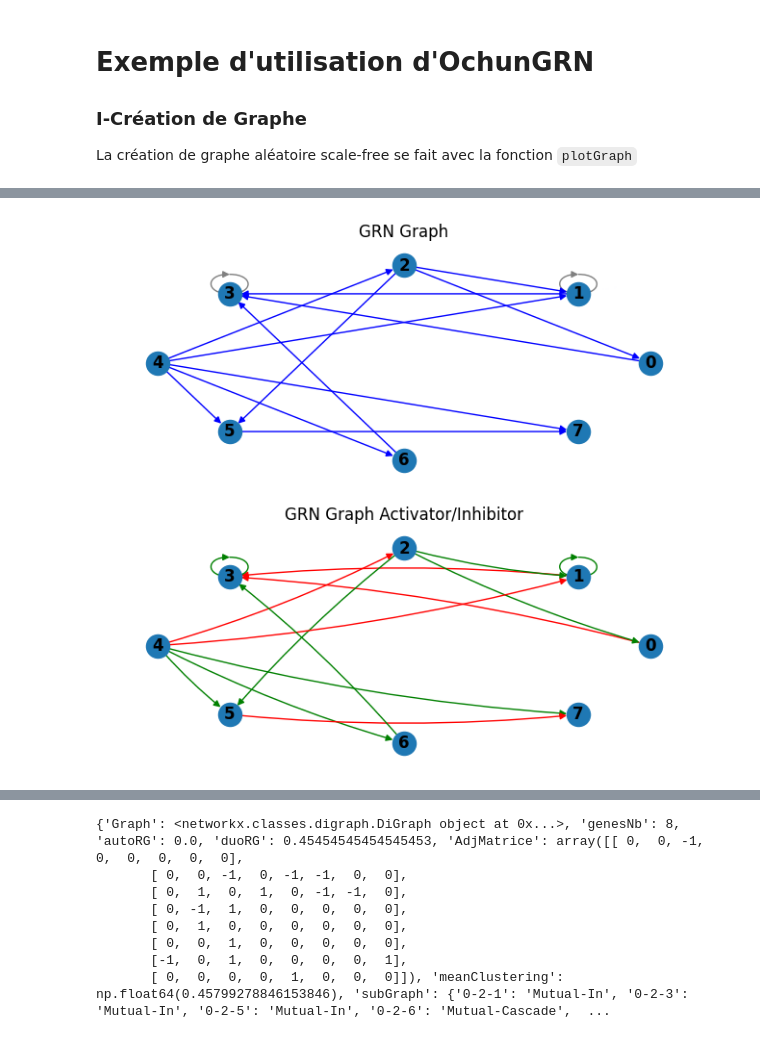
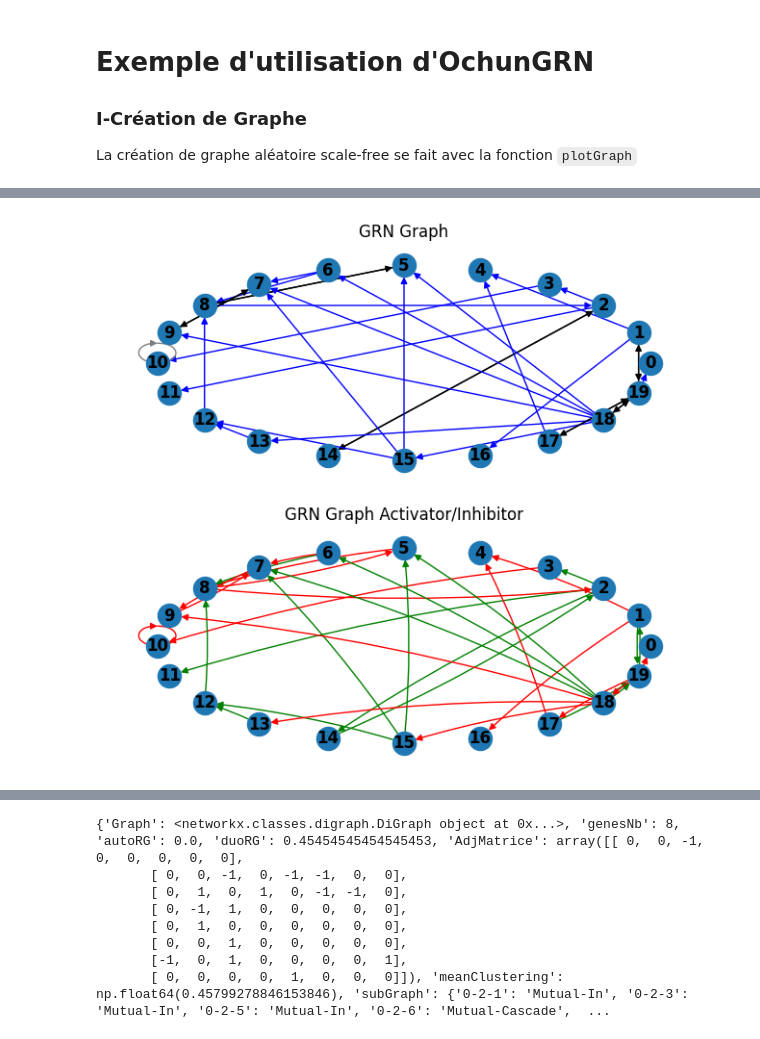
Before and after one commit to TLAlex/GRNgene, a Jupyter notebook: grngene/test_grngene.ipynb, the cells around one changed output, grey strips where cells are left out. Cells and saved outputs as stored; diff of their text form; code cells hidden in the pictures.

```diff
--- a/grngene/test_grngene.ipynb
+++ b/grngene/test_grngene.ipynb
@@ -9,7 +9,7 @@ import matplotlib.pyplot as plt
 # %%
 plt.rcParams['figure.figsize']= [8, 7]
 folderpath = 'tests'
-GENESNB = 8
+GENESNB = 20
 test = oGRN.randomGrn(GENESNB, 0.2, 0.1)
 oGRN.plotGraph(test, True)
 # %% [output]
@@ -16,4 +17,4 @@ oGRN.plotGraph(test, True)
-[figure, old version]
+[figure, new version]
 # %%
 oGRN.plotGraph(test)
 # %% [output]
```
Also changed, not shown: parts of 17 cells of this notebook, 30 other files.
